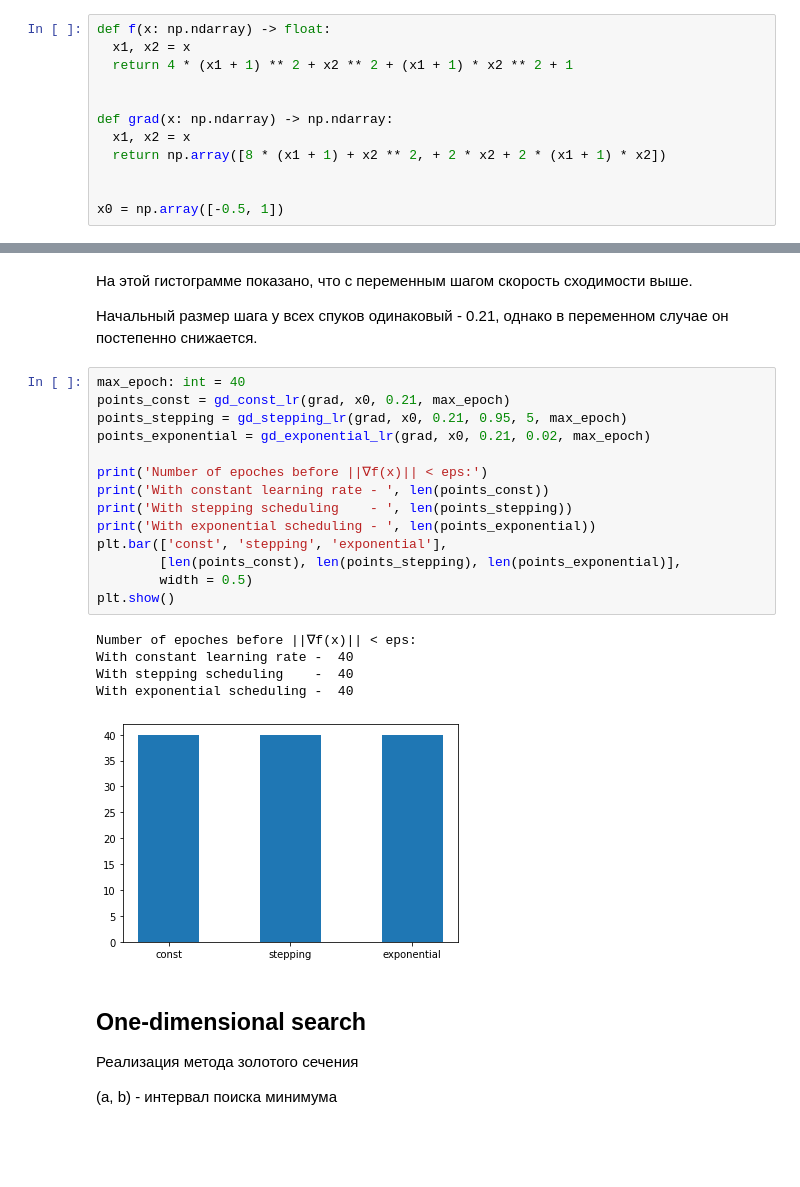
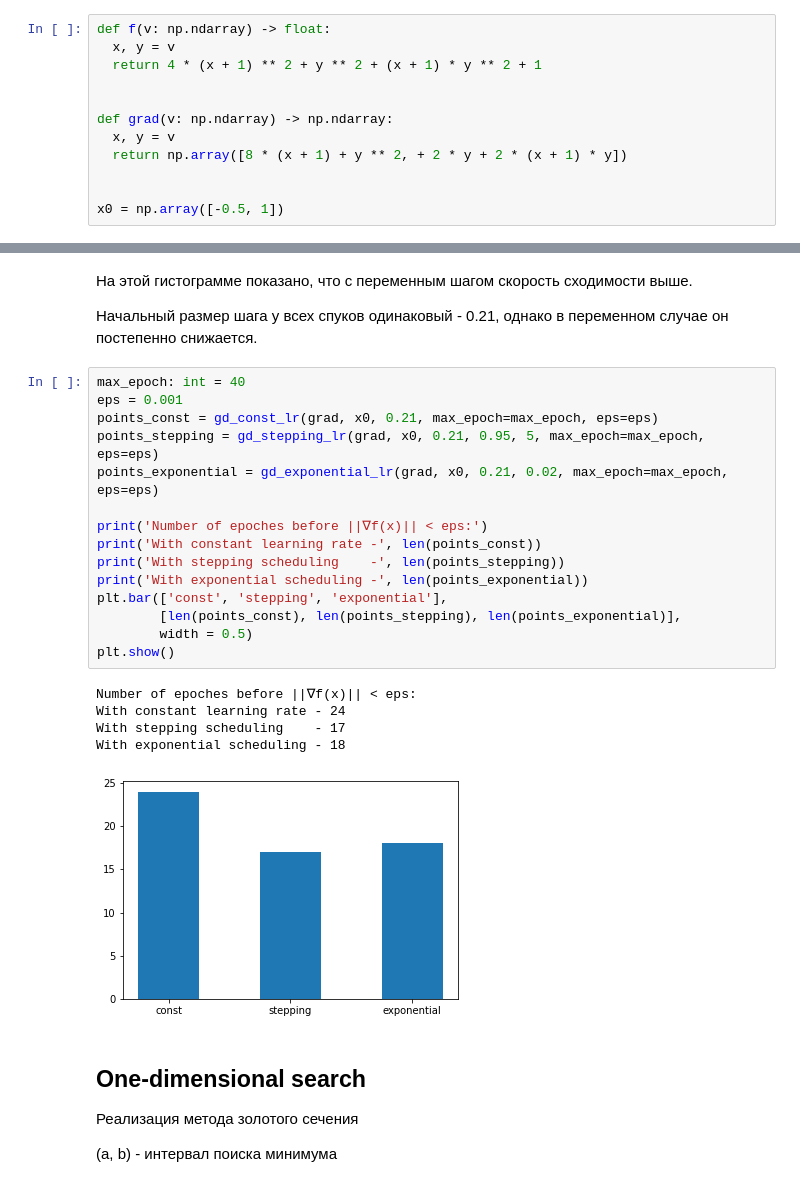
Before and after one commit to YuriNeverov/Optimization-Methods-Gradient-Descent, a Jupyter notebook: GradientDescent.ipynb, the cells around one changed output, grey strips where cells are left out. Cells and saved outputs as stored; diff of their text form; blank space fills up the shorter version.

```diff
--- a/GradientDescent.ipynb
+++ b/GradientDescent.ipynb
@@ -44,14 +44,14 @@ def gd_const_lr(
 # %% [markdown]
 Исследуем сходимость на функции f с градиентом grad
 # %%
-def f(x: np.ndarray) -> float:
-  x1, x2 = x
-  return 4 * (x1 + 1) ** 2 + x2 ** 2 + (x1 + 1) * x2 ** 2 + 1
+def f(v: np.ndarray) -> float:
+  x, y = v
+  return 4 * (x + 1) ** 2 + y ** 2 + (x + 1) * y ** 2 + 1
 
 
-def grad(x: np.ndarray) -> np.ndarray:
-  x1, x2 = x
-  return np.array([8 * (x1 + 1) + x2 ** 2, + 2 * x2 + 2 * (x1 + 1) * x2])
+def grad(v: np.ndarray) -> np.ndarray:
+  x, y = v
+  return np.array([8 * (x + 1) + y ** 2, + 2 * y + 2 * (x + 1) * y])
 
 
 x0 = np.array([-0.5, 1])
@@ -140,24 +140,25 @@ def gd_exponential_lr(
 Начальный размер шага у всех спуков одинаковый - 0.21, однако в переменном случае он постепенно снижается.
 # %%
 max_epoch: int = 40
-points_const = gd_const_lr(grad, x0, 0.21, max_epoch)
-points_stepping = gd_stepping_lr(grad, x0, 0.21, 0.95, 5, max_epoch)
-points_exponential = gd_exponential_lr(grad, x0, 0.21, 0.02, max_epoch)
+eps = 0.001
+points_const = gd_const_lr(grad, x0, 0.21, max_epoch=max_epoch, eps=eps)
+points_stepping = gd_stepping_lr(grad, x0, 0.21, 0.95, 5, max_epoch=max_epoch, eps=eps)
+points_exponential = gd_exponential_lr(grad, x0, 0.21, 0.02, max_epoch=max_epoch, eps=eps)
 
 print('Number of epoches before ||∇f(x)|| < eps:')
-print('With constant learning rate - ', len(points_const))
-print('With stepping scheduling    - ', len(points_stepping))
-print('With exponential scheduling - ', len(points_exponential))
+print('With constant learning rate -', len(points_const))
+print('With stepping scheduling    -', len(points_stepping))
+print('With exponential scheduling -', len(points_exponential))
 plt.bar(['const', 'stepping', 'exponential'],
         [len(points_const), len(points_stepping), len(points_exponential)],
         width = 0.5)
 plt.show()
 # %% [output]
 Number of epoches before ||∇f(x)|| < eps:
-With constant learning rate -  40
-With stepping scheduling    -  40
-With exponential scheduling -  40
+With constant learning rate - 24
+With stepping scheduling    - 17
+With exponential scheduling - 18
-[figure, old version]
+[figure, new version]
 # %% [markdown]
 ## One-dimensional search
 
```
Also changed, not shown: parts of 1 cell of this notebook.
